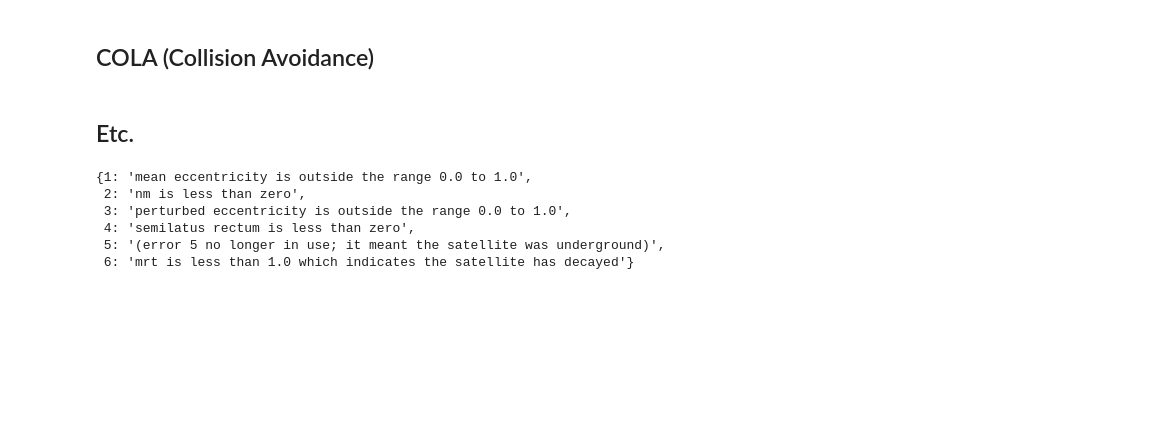
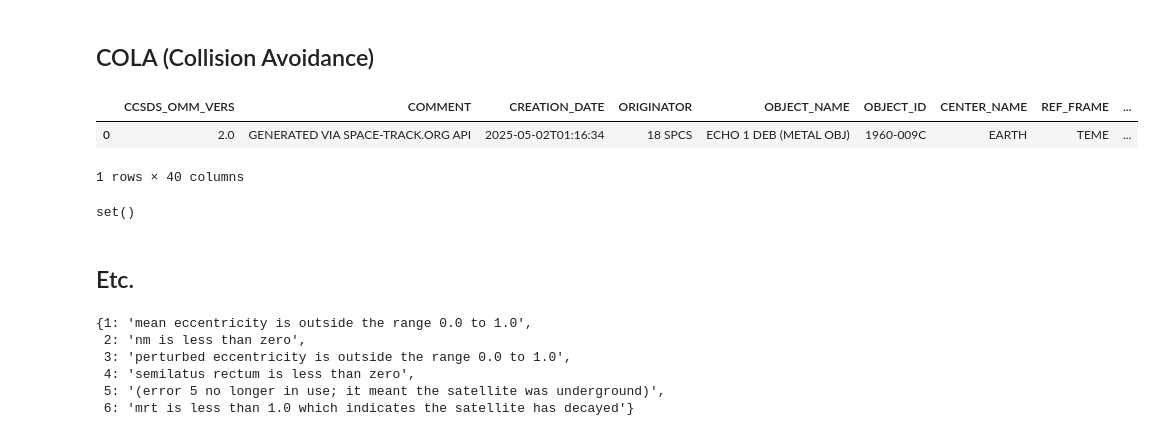
Before and after one commit to TravisH0301/OrbitalShield, a Jupyter notebook: notebooks/eda.ipynb, the cells around one changed output. Drawn from its saved outputs; the diff is of its cells as text; code cells hidden in the pictures; blank space fills up the shorter version.

Commit message:
Add logic to extract hisotrical orbit data for conjunction candidates

```diff
--- a/notebooks/eda.ipynb
+++ b/notebooks/eda.ipynb
@@ -198,13 +200,13 @@ for i, ts in enumerate(future_ts_li):
             pair_ts_dist_dict[pair].append((ts, dist))
 
 # Determine miss distance at TCA for conjunction candidates
-conjunction_pairs = []
+ca_summary = []
 for pair, ts_dist_li in pair_ts_dist_dict.items():
     if not ts_dist_li:
         continue
 
     tca, dist = min(ts_dist_li, key=lambda x: x[1])
-    conjunction_pairs.append({
+    ca_summary.append({
         "Satellite 1": pair[0],
         "Satellite 2": pair[1],
         "TCA": tca,
@@ -217,5 +235,42 @@ NameError: name 'conjunction_pairs' is not defined
 # %% [markdown]
 ## COLA (Collision Avoidance)
+# %%
+# Filter ca summary down to payload satellites
+payload_sat_ids = df.loc[
+    df["OBJECT_TYPE"].str.upper().str.strip() == "PAYLOAD"
+]["NORAD_CAT_ID"].unique().tolist()
+
+ca_summary_payload = [
+    pair for pair in ca_summary
+    if (pair["Satellite 1"] in payload_sat_ids)
+    | (pair["Satellite 2"] in payload_sat_ids)
+]
+# %%
+# Extract histroical data of conjunction candidates
+cola_sat_ids = list(set(
+    [pair["Satellite 1"] for pair in ca_summary_payload]
+    + [pair["Satellite 2"] for pair in ca_summary_payload]
+))
+
+with SpaceTrackClient(ST_USER, ST_PWD) as st:
+    resp2 = st.gp_history(
+        norad_cat_id=cola_sat_ids,
+        epoch=">now-14",
+        format="json",
+    )
+# %%
+# Convert JSON records to dataframe
+df2 = pd.DataFrame(json.loads(resp2))
+df2.head(1)
+# %% [output]
+|  | CCSDS_OMM_VERS | COMMENT | CREATION_DATE | ORIGINATOR | OBJECT_NAME | OBJECT_ID | CENTER_NAME | REF_FRAME | ... |
+| 0 | 2.0 | GENERATED VIA SPACE-TRACK.ORG API | 2025-05-02T01:16:34 | 18 SPCS | ECHO 1 DEB (METAL OBJ) | 1960-009C | EARTH | TEME | ... |
+1 rows × 40 columns
+# %%
+# Check if all satellites are included in the fetched data
+set(cola_sat_ids).difference(set(df2["NORAD_CAT_ID"].unique()))
+# %% [output]
+set()
 # %% [markdown]
 ## Etc.
 # %%
```
Also changed, not shown: parts of 2 cells of this notebook.
